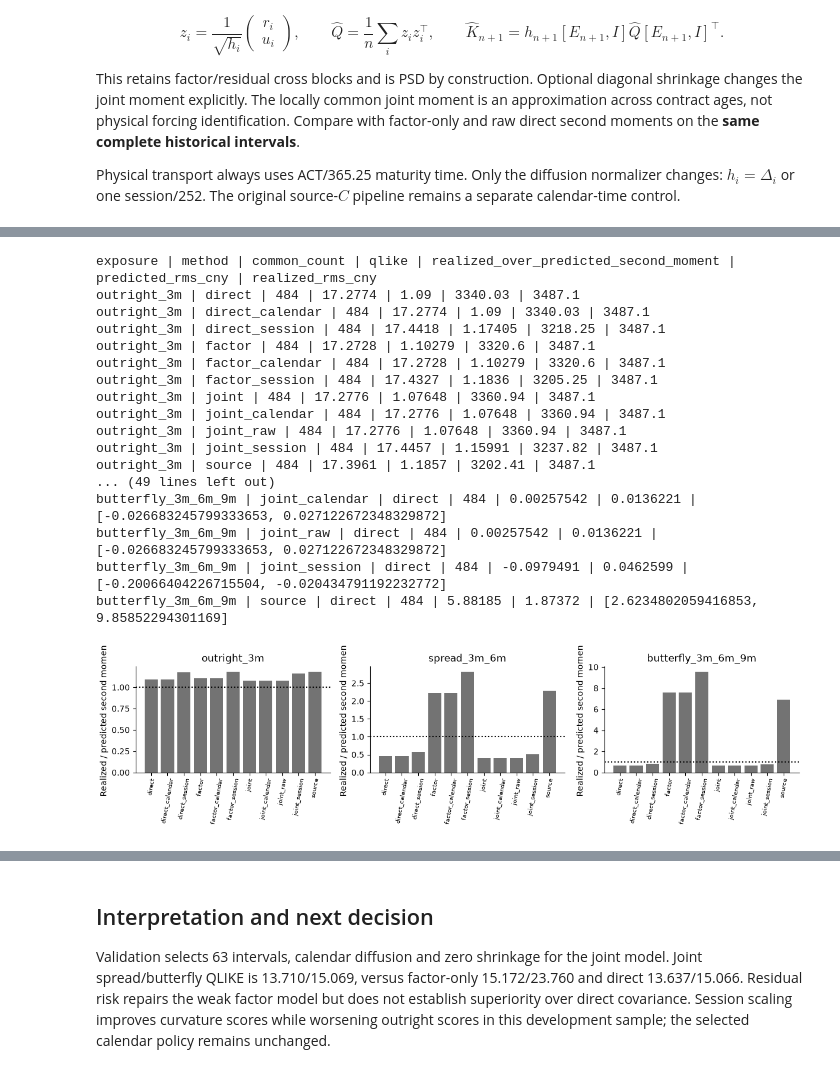
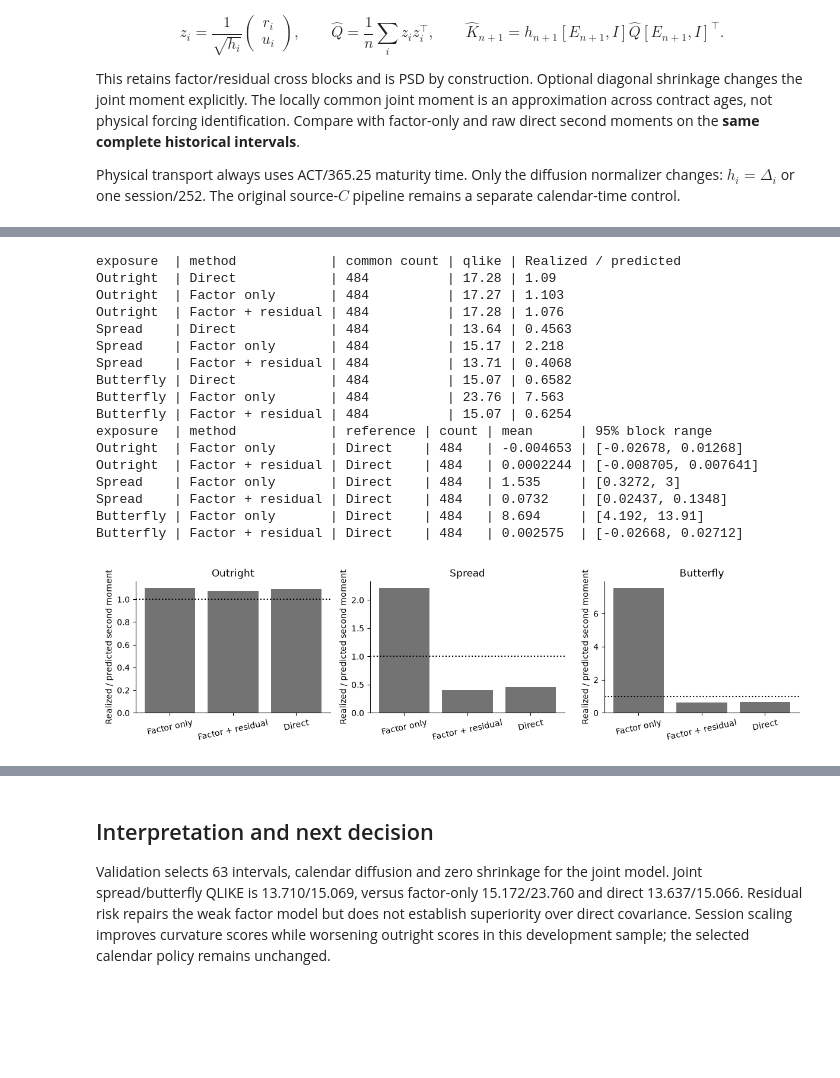
Before and after one commit to xrough/spde-covariance, a Jupyter notebook: notebooks/05_joint_residual_risk_and_clocks.ipynb, the cells around one changed output, grey strips where cells are left out. Saved outputs shown, nothing was run; the diff lists cells and outputs as text; code cells hidden in the pictures; blank space fills up the shorter version.

```diff
--- a/notebooks/05_joint_residual_risk_and_clocks.ipynb
+++ b/notebooks/05_joint_residual_risk_and_clocks.ipynb
@@ -92,60 +120,58 @@ source {'window': 252, 'clock': 'calendar', 'shrinkage': 0.0, 'method': 'source'
 # %%
+primary_methods = ["factor", "joint", "direct"]
 table(
-    joint["risk_summary"],
-    [
-        "exposure",
-        "method",
-        "common_count",
-        "qlike",
-        "realized_over_predicted_second_moment",
-        "predicted_rms_cny",
-        "realized_rms_cny",
-    ],
+    [r for r in joint["risk_summary"] if r["method"] in primary_methods],
+    ["exposure", "method", "common_count", "qlike", "realized_over_predicted_second_moment"],
 )
 table(
-    [r for r in joint["paired_scores"] if r["score"] == "qlike"],
     [
-        "exposure",
-        "method",
-        "reference",
-        "count",
-        "mean",
-        "bootstrap_standard_error",
-        "bootstrap_percentile_95",
+        r
+        for r in joint["paired_scores"]
+        if r["score"] == "qlike" and r["method"] in primary_methods and (r["reference"] == "direct")
     ],
+    ["exposure", "method", "reference", "count", "mean", "bootstrap_percentile_95"],
 )
 # %% [output]
-exposure | method | common_count | qlike | realized_over_predicted_second_moment | predicted_rms_cny | realized_rms_cny
-outright_3m | direct | 484 | 17.2774 | 1.09 | 3340.03 | 3487.1
-outright_3m | direct_calendar | 484 | 17.2774 | 1.09 | 3340.03 | 3487.1
-outright_3m | direct_session | 484 | 17.4418 | 1.17405 | 3218.25 | 3487.1
-outright_3m | factor | 484 | 17.2728 | 1.10279 | 3320.6 | 3487.1
-outright_3m | factor_calendar | 484 | 17.2728 | 1.10279 | 3320.6 | 3487.1
-outright_3m | factor_session | 484 | 17.4327 | 1.1836 | 3205.25 | 3487.1
-outright_3m | joint | 484 | 17.2776 | 1.07648 | 3360.94 | 3487.1
-outright_3m | joint_calendar | 484 | 17.2776 | 1.07648 | 3360.94 | 3487.1
-outright_3m | joint_raw | 484 | 17.2776 | 1.07648 | 3360.94 | 3487.1
-outright_3m | joint_session | 484 | 17.4457 | 1.15991 | 3237.82 | 3487.1
-outright_3m | source | 484 | 17.3961 | 1.1857 | 3202.41 | 3487.1
-... (49 lines left out)
-butterfly_3m_6m_9m | joint_calendar | direct | 484 | 0.00257542 | 0.0136221 | [-0.026683245799333653, 0.027122672348329872]
-butterfly_3m_6m_9m | joint_raw | direct | 484 | 0.00257542 | 0.0136221 | [-0.026683245799333653, 0.027122672348329872]
-butterfly_3m_6m_9m | joint_session | direct | 484 | -0.0979491 | 0.0462599 | [-0.20066404226715504, -0.020434791192232772]
-butterfly_3m_6m_9m | source | direct | 484 | 5.88185 | 1.87372 | [2.6234802059416853, 9.85852294301169]
+exposure  | method            | common count | qlike | Realized / predicted
+Outright  | Direct            | 484          | 17.28 | 1.09
+Outright  | Factor only       | 484          | 17.27 | 1.103
+Outright  | Factor + residual | 484          | 17.28 | 1.076
+Spread    | Direct            | 484          | 13.64 | 0.4563
+Spread    | Factor only       | 484          | 15.17 | 2.218
+Spread    | Factor + residual | 484          | 13.71 | 0.4068
+Butterfly | Direct            | 484          | 15.07 | 0.6582
+Butterfly | Factor only       | 484          | 23.76 | 7.563
+Butterfly | Factor + residual | 484          | 15.07 | 0.6254
+exposure  | method            | reference | count | mean      | 95% block range
+Outright  | Factor only       | Direct    | 484   | -0.004653 | [-0.02678, 0.01268]
+Outright  | Factor + residual | Direct    | 484   | 0.0002244 | [-0.008705, 0.007641]
+Spread    | Factor only       | Direct    | 484   | 1.535     | [0.3272, 3]
+Spread    | Factor + residual | Direct    | 484   | 0.0732    | [0.02437, 0.1348]
+Butterfly | Factor only       | Direct    | 484   | 8.694     | [4.192, 13.91]
+Butterfly | Factor + residual | Direct    | 484   | 0.002575  | [-0.02668, 0.02712]
 # %%
 fig, axes = plt.subplots(1, 3, figsize=(12, 3.2))
 for ax, exposure in zip(axes, ["outright_3m", "spread_3m_6m", "butterfly_3m_6m_9m"], strict=True):
-    rows = [r for r in joint["risk_summary"] if r["exposure"] == exposure]
+    rows = [
+        next(
+            (
+                r
+                for r in joint["risk_summary"]
+                if r["exposure"] == exposure and r["method"] == method
+            )
+        )
+        for method in primary_methods
+    ]
     ax.bar(
         range(len(rows)), [r["realized_over_predicted_second_moment"] for r in rows], color="0.45"
     )
     ax.axhline(1, color="black", linestyle=":")
-    ax.set_xticks(range(len(rows)), [r["method"] for r in rows], rotation=80, fontsize=7)
-    ax.set(title=exposure, ylabel="Realized / predicted second moment")
+    ax.set_xticks(range(len(rows)), [readable_label(r["method"]) for r in rows], rotation=12)
+    ax.set(title=readable_label(exposure), ylabel="Realized / predicted second moment")
 fig.tight_layout()
 plt.show()
 # %% [output]
-[figure, old version]
+[figure, new version]
 # %% [markdown]
 ## Cross-covariances and numerical checks
 
```
Also changed, not shown: parts of 5 cells of this notebook, 18 other files.
